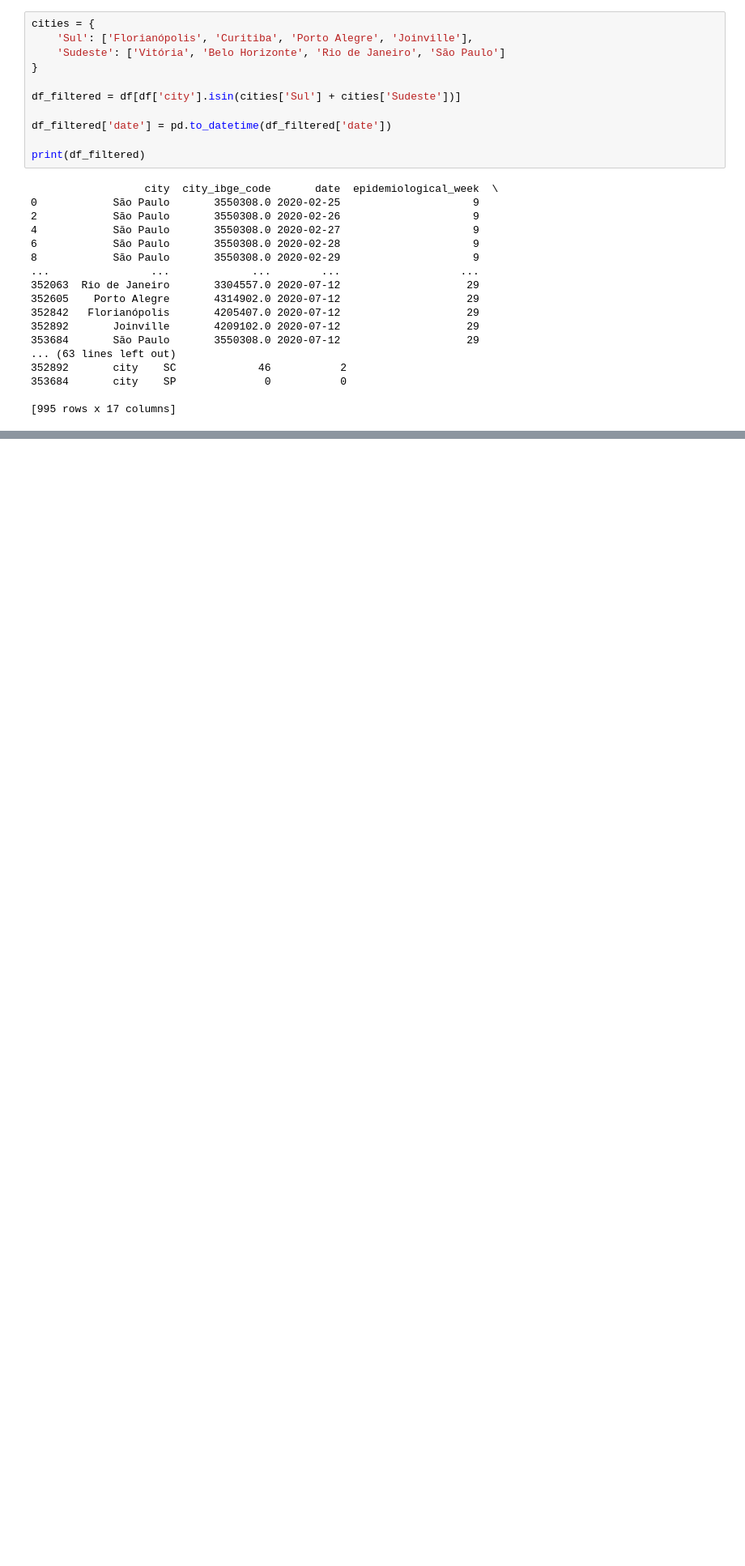
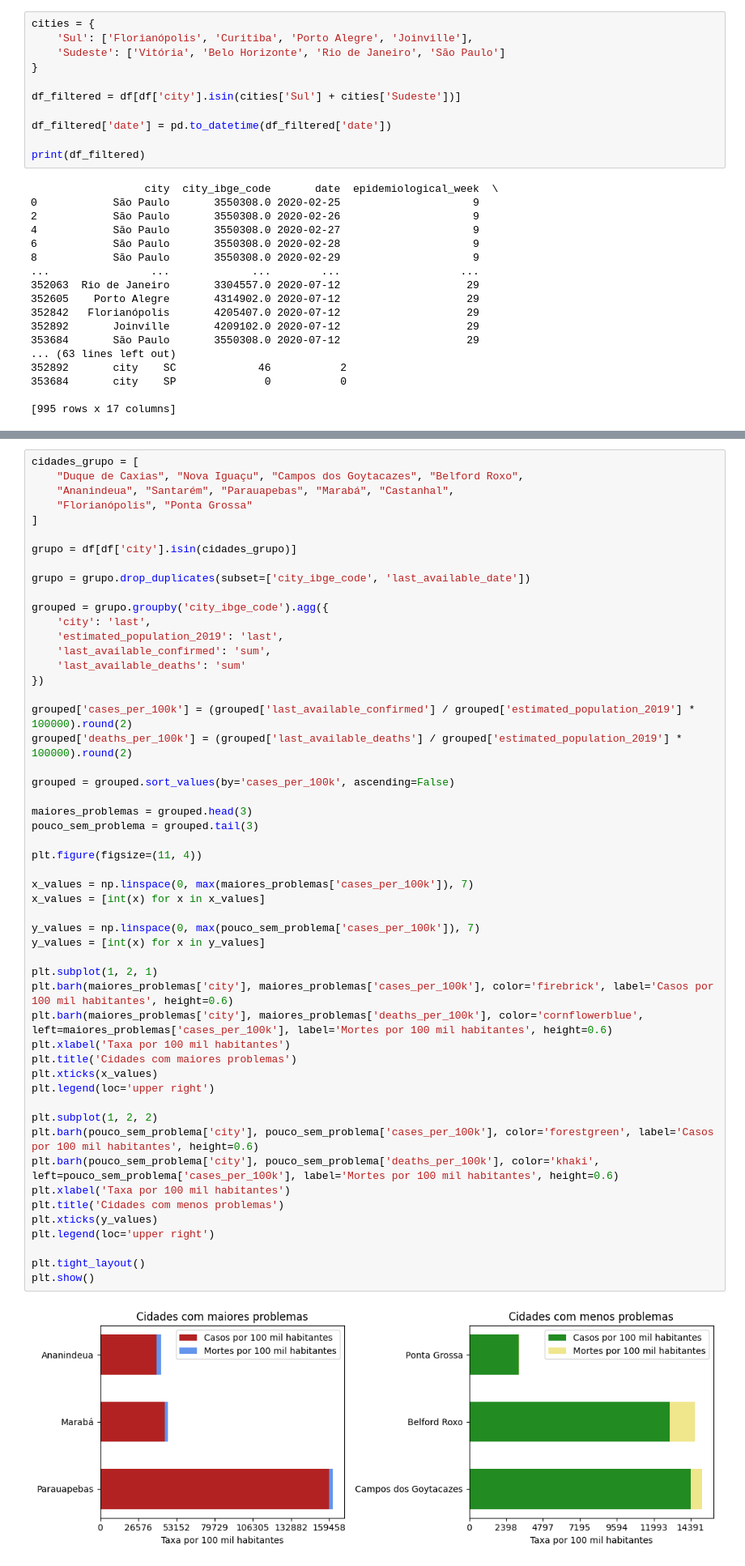
Before and after one commit to miraceli/cd-trabalho-1, a Jupyter notebook: report.ipynb, the cells around one changed output, grey strips where cells are left out. Shown at 81% size. Cells and saved outputs as stored; diff of their text form; blank space fills up the shorter version.

```diff
--- a/report.ipynb
+++ b/report.ipynb
@@ -117,0 +136,54 @@ plt.show()
+# %%
+cidades_grupo = [
+    "Duque de Caxias", "Nova Iguaçu", "Campos dos Goytacazes", "Belford Roxo",
+    "Ananindeua", "Santarém", "Parauapebas", "Marabá", "Castanhal",
+    "Florianópolis", "Ponta Grossa"
+]
+
+grupo = df[df['city'].isin(cidades_grupo)]
+
+grupo = grupo.drop_duplicates(subset=['city_ibge_code', 'last_available_date'])
+
+grouped = grupo.groupby('city_ibge_code').agg({
+    'city': 'last',
+    'estimated_population_2019': 'last',
+    'last_available_confirmed': 'sum',
+    'last_available_deaths': 'sum'
+})
+
+grouped['cases_per_100k'] = (grouped['last_available_confirmed'] / grouped['estimated_population_2019'] * 100000).round(2)
+grouped['deaths_per_100k'] = (grouped['last_available_deaths'] / grouped['estimated_population_2019'] * 100000).round(2)
+
+grouped = grouped.sort_values(by='cases_per_100k', ascending=False)
+
+maiores_problemas = grouped.head(3)
+pouco_sem_problema = grouped.tail(3)
+
+plt.figure(figsize=(11, 4))
+
+x_values = np.linspace(0, max(maiores_problemas['cases_per_100k']), 7)
+x_values = [int(x) for x in x_values]
+
+y_values = np.linspace(0, max(pouco_sem_problema['cases_per_100k']), 7)
+y_values = [int(x) for x in y_values]
+
+plt.subplot(1, 2, 1)
+plt.barh(maiores_problemas['city'], maiores_problemas['cases_per_100k'], color='firebrick', label='Casos por 100 mil habitantes', height=0.6)
+plt.barh(maiores_problemas['city'], maiores_problemas['deaths_per_100k'], color='cornflowerblue', left=maiores_problemas['cases_per_100k'], label='Mortes por 100 mil habitantes', height=0.6)
+plt.xlabel('Taxa por 100 mil habitantes')
+plt.title('Cidades com maiores problemas')
+plt.xticks(x_values)
+plt.legend(loc='upper right')
+
+plt.subplot(1, 2, 2)
+plt.barh(pouco_sem_problema['city'], pouco_sem_problema['cases_per_100k'], color='forestgreen', label='Casos por 100 mil habitantes', height=0.6)
+plt.barh(pouco_sem_problema['city'], pouco_sem_problema['deaths_per_100k'], color='khaki', left=pouco_sem_problema['cases_per_100k'], label='Mortes por 100 mil habitantes', height=0.6)
+plt.xlabel('Taxa por 100 mil habitantes')
+plt.title('Cidades com menos problemas')
+plt.xticks(y_values)
+plt.legend(loc='upper right')
+
+plt.tight_layout()
+plt.show()
+# %% [output]
+[figure, added]
```
Also changed, not shown: parts of 7 cells of this notebook, 4 other files.
